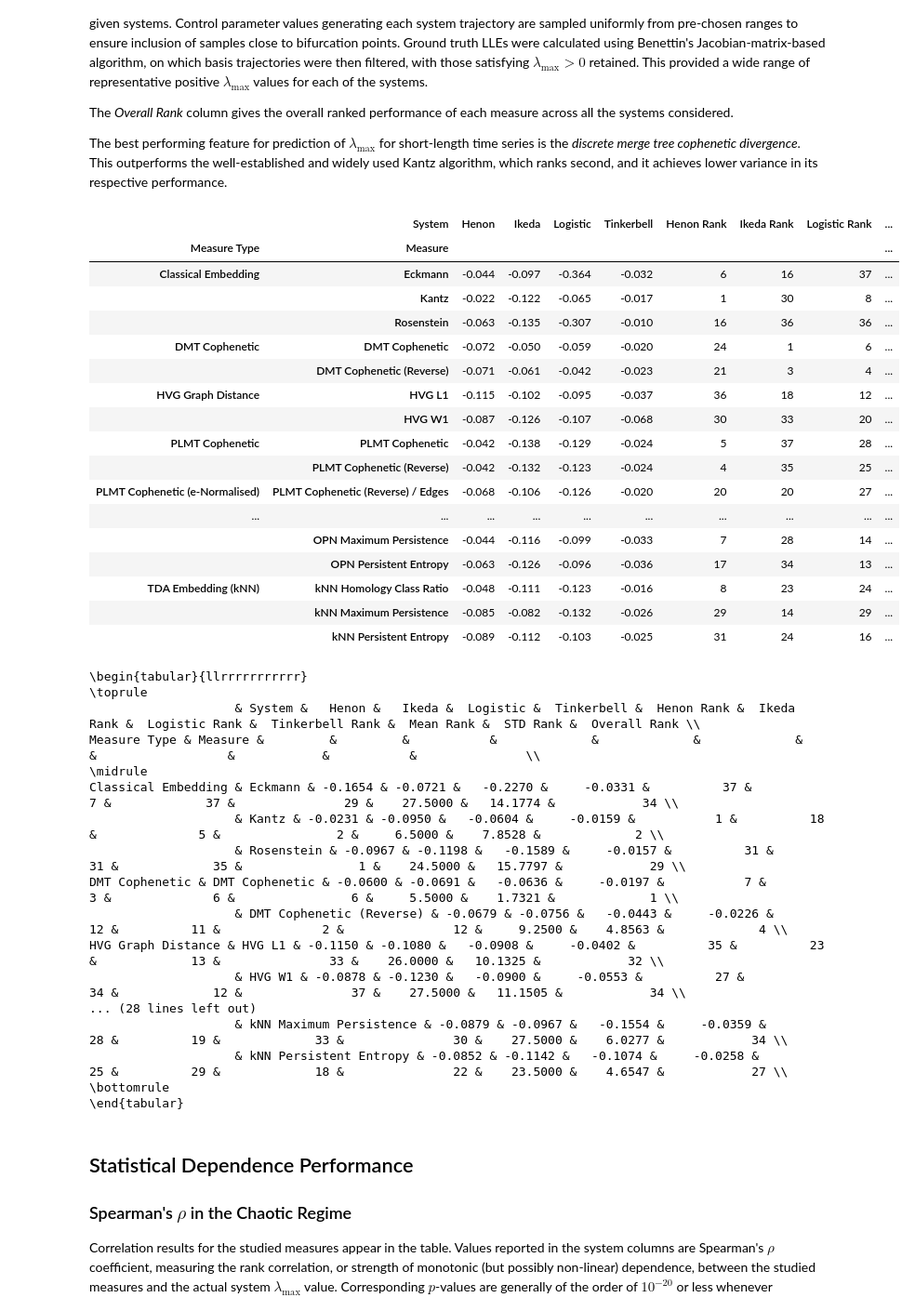
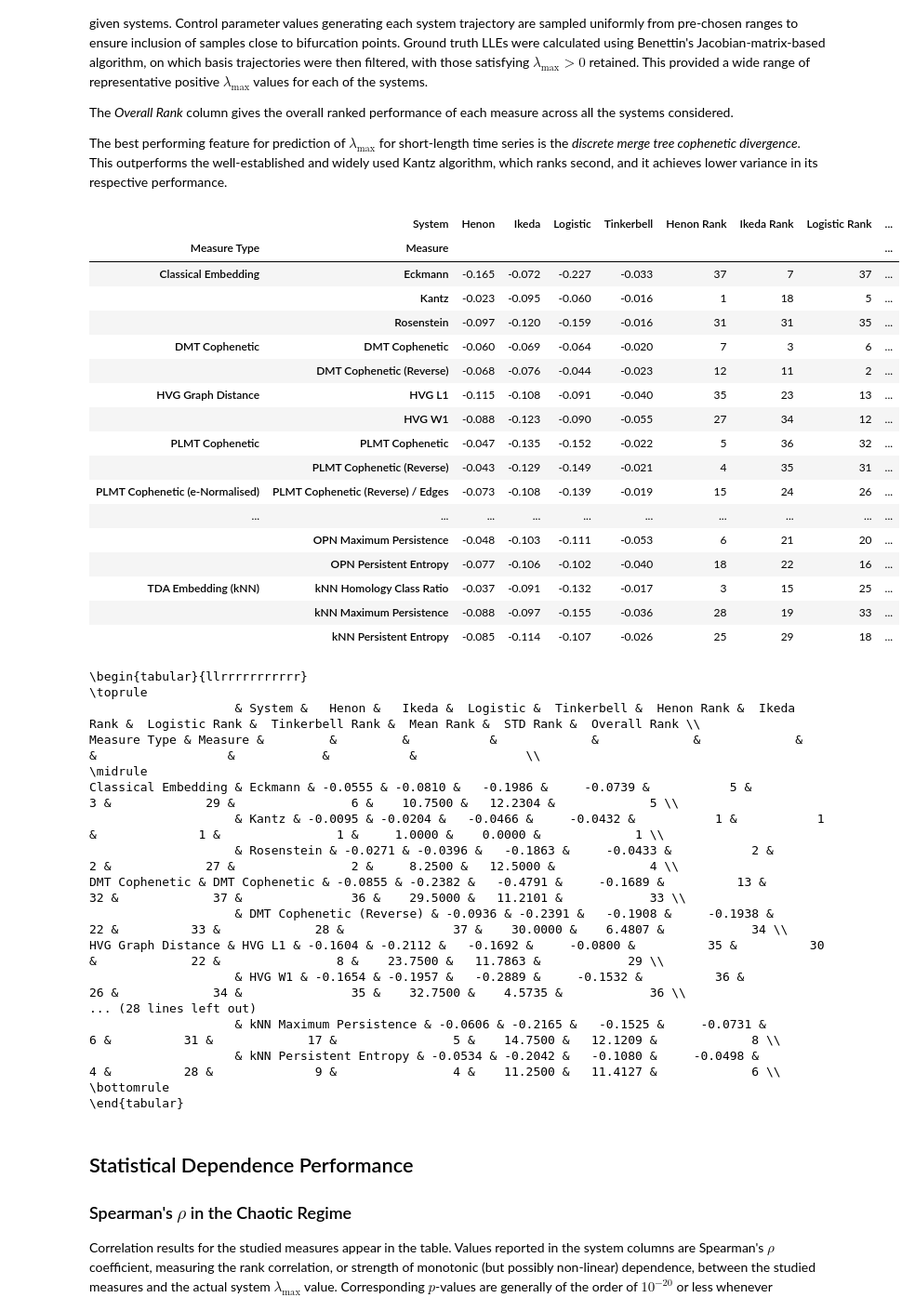
Before and after one commit to colinstephen/topological_divergences, a Jupyter notebook: analyse_results.ipynb, the cells around one changed output. Shown at 93% size. Drawn from its saved outputs; the diff is of its cells as text; code cells hidden in the pictures.

```diff
--- a/analyse_results.ipynb
+++ b/analyse_results.ipynb
@@ -242,37 +242,37 @@ The _Overall Rank_ column gives the overall ranked performance of each measure a
 The best performing feature for prediction of $\lambda_{\max}$ for short-length time series is the _discrete merge tree cophenetic divergence_. This outperforms the well-established and widely used Kantz algorithm, which ranks second, and it achieves lower variance in its respective performance.
 # %%
 df = merged_data
-filtered_df = df[df['Length'] == 1000]
+filtered_df = df[df['Length'] == 500]
 knn_mse_pivot_table = pd.pivot_table(filtered_df, values='kNN MSE (Chaos)', index=['Measure Type', 'Measure'], columns=['System'], aggfunc='mean')
 rank_columns = []
 for col in knn_mse_pivot_table.columns:
     rank_col_name = f"{col} Rank"
     knn_mse_pivot_table[rank_col_name] = knn_mse_pivot_table[col].rank(method='min', ascending=False).astype(int)
     rank_columns.append(rank_col_name)
 knn_mse_pivot_table['Mean Rank'] = knn_mse_pivot_table[rank_columns].mean(axis=1)
 knn_mse_pivot_table['STD Rank'] = knn_mse_pivot_table[rank_columns].std(axis=1)
 knn_mse_pivot_table['Overall Rank'] = knn_mse_pivot_table['Mean Rank'].rank(method='min', ascending=True).astype(int)
 pd.options.display.float_format = '{:,.3f}'.format
 display(knn_mse_pivot_table)
 # %% [output]
 |  | System | Henon | Ikeda | Logistic | Tinkerbell | Henon Rank | Ikeda Rank | Logistic Rank | ... |
 | Measure Type | Measure |  |  |  |  |  |  |  | ... |
-| Classical Embedding | Eckmann | -0.044 | -0.097 | -0.364 | -0.032 | 6 | 16 | 37 | ... |
-|  | Kantz | -0.022 | -0.122 | -0.065 | -0.017 | 1 | 30 | 8 | ... |
-|  | Rosenstein | -0.063 | -0.135 | -0.307 | -0.010 | 16 | 36 | 36 | ... |
-| DMT Cophenetic | DMT Cophenetic | -0.072 | -0.050 | -0.059 | -0.020 | 24 | 1 | 6 | ... |
-|  | DMT Cophenetic (Reverse) | -0.071 | -0.061 | -0.042 | -0.023 | 21 | 3 | 4 | ... |
-| HVG Graph Distance | HVG L1 | -0.115 | -0.102 | -0.095 | -0.037 | 36 | 18 | 12 | ... |
-|  | HVG W1 | -0.087 | -0.126 | -0.107 | -0.068 | 30 | 33 | 20 | ... |
-| PLMT Cophenetic | PLMT Cophenetic | -0.042 | -0.138 | -0.129 | -0.024 | 5 | 37 | 28 | ... |
-|  | PLMT Cophenetic (Reverse) | -0.042 | -0.132 | -0.123 | -0.024 | 4 | 35 | 25 | ... |
-| PLMT Cophenetic (e-Normalised) | PLMT Cophenetic (Reverse) / Edges | -0.068 | -0.106 | -0.126 | -0.020 | 20 | 20 | 27 | ... |
+| Classical Embedding | Eckmann | -0.165 | -0.072 | -0.227 | -0.033 | 37 | 7 | 37 | ... |
+|  | Kantz | -0.023 | -0.095 | -0.060 | -0.016 | 1 | 18 | 5 | ... |
+|  | Rosenstein | -0.097 | -0.120 | -0.159 | -0.016 | 31 | 31 | 35 | ... |
+| DMT Cophenetic | DMT Cophenetic | -0.060 | -0.069 | -0.064 | -0.020 | 7 | 3 | 6 | ... |
+|  | DMT Cophenetic (Reverse) | -0.068 | -0.076 | -0.044 | -0.023 | 12 | 11 | 2 | ... |
+| HVG Graph Distance | HVG L1 | -0.115 | -0.108 | -0.091 | -0.040 | 35 | 23 | 13 | ... |
+|  | HVG W1 | -0.088 | -0.123 | -0.090 | -0.055 | 27 | 34 | 12 | ... |
+| PLMT Cophenetic | PLMT Cophenetic | -0.047 | -0.135 | -0.152 | -0.022 | 5 | 36 | 32 | ... |
+|  | PLMT Cophenetic (Reverse) | -0.043 | -0.129 | -0.149 | -0.021 | 4 | 35 | 31 | ... |
+| PLMT Cophenetic (e-Normalised) | PLMT Cophenetic (Reverse) / Edges | -0.073 | -0.108 | -0.139 | -0.019 | 15 | 24 | 26 | ... |
 | ... | ... | ... | ... | ... | ... | ... | ... | ... | ... |
-|  | OPN Maximum Persistence | -0.044 | -0.116 | -0.099 | -0.033 | 7 | 28 | 14 | ... |
-|  | OPN Persistent Entropy | -0.063 | -0.126 | -0.096 | -0.036 | 17 | 34 | 13 | ... |
-| TDA Embedding (kNN) | kNN Homology Class Ratio | -0.048 | -0.111 | -0.123 | -0.016 | 8 | 23 | 24 | ... |
-|  | kNN Maximum Persistence | -0.085 | -0.082 | -0.132 | -0.026 | 29 | 14 | 29 | ... |
-|  | kNN Persistent Entropy | -0.089 | -0.112 | -0.103 | -0.025 | 31 | 24 | 16 | ... |
+|  | OPN Maximum Persistence | -0.048 | -0.103 | -0.111 | -0.053 | 6 | 21 | 20 | ... |
+|  | OPN Persistent Entropy | -0.077 | -0.106 | -0.102 | -0.040 | 18 | 22 | 16 | ... |
+| TDA Embedding (kNN) | kNN Homology Class Ratio | -0.037 | -0.091 | -0.132 | -0.017 | 3 | 15 | 25 | ... |
+|  | kNN Maximum Persistence | -0.088 | -0.097 | -0.155 | -0.036 | 28 | 19 | 33 | ... |
+|  | kNN Persistent Entropy | -0.085 | -0.114 | -0.107 | -0.026 | 25 | 29 | 18 | ... |
 # %%
 print(knn_mse_pivot_table.to_latex(float_format="%.4f"))
 # %% [output]
@@ -281,16 +281,16 @@ print(knn_mse_pivot_table.to_latex(float_format="%.4f"))
                     & System &   Henon &   Ikeda &  Logistic &  Tinkerbell &  Henon Rank &  Ikeda Rank &  Logistic Rank &  Tinkerbell Rank &  Mean Rank &  STD Rank &  Overall Rank \\
 Measure Type & Measure &         &         &           &             &             &             &                &                  &            &           &               \\
 \midrule
-Classical Embedding & Eckmann & -0.1654 & -0.0721 &   -0.2270 &     -0.0331 &          37 &           7 &             37 &               29 &    27.5000 &   14.1774 &            34 \\
-                    & Kantz & -0.0231 & -0.0950 &   -0.0604 &     -0.0159 &           1 &          18 &              5 &                2 &     6.5000 &    7.8528 &             2 \\
-                    & Rosenstein & -0.0967 & -0.1198 &   -0.1589 &     -0.0157 &          31 &          31 &             35 &                1 &    24.5000 &   15.7797 &            29 \\
-DMT Cophenetic & DMT Cophenetic & -0.0600 & -0.0691 &   -0.0636 &     -0.0197 &           7 &           3 &              6 &                6 &     5.5000 &    1.7321 &             1 \\
-                    & DMT Cophenetic (Reverse) & -0.0679 & -0.0756 &   -0.0443 &     -0.0226 &          12 &          11 &              2 &               12 &     9.2500 &    4.8563 &             4 \\
-HVG Graph Distance & HVG L1 & -0.1150 & -0.1080 &   -0.0908 &     -0.0402 &          35 &          23 &             13 &               33 &    26.0000 &   10.1325 &            32 \\
-                    & HVG W1 & -0.0878 & -0.1230 &   -0.0900 &     -0.0553 &          27 &          34 &             12 &               37 &    27.5000 &   11.1505 &            34 \\
+Classical Embedding & Eckmann & -0.0555 & -0.0810 &   -0.1986 &     -0.0739 &           5 &           3 &             29 &                6 &    10.7500 &   12.2304 &             5 \\
+                    & Kantz & -0.0095 & -0.0204 &   -0.0466 &     -0.0432 &           1 &           1 &              1 &                1 &     1.0000 &    0.0000 &             1 \\
+                    & Rosenstein & -0.0271 & -0.0396 &   -0.1863 &     -0.0433 &           2 &           2 &             27 &                2 &     8.2500 &   12.5000 &             4 \\
+DMT Cophenetic & DMT Cophenetic & -0.0855 & -0.2382 &   -0.4791 &     -0.1689 &          13 &          32 &             37 &               36 &    29.5000 &   11.2101 &            33 \\
+                    & DMT Cophenetic (Reverse) & -0.0936 & -0.2391 &   -0.1908 &     -0.1938 &          22 &          33 &             28 &               37 &    30.0000 &    6.4807 &            34 \\
+HVG Graph Distance & HVG L1 & -0.1604 & -0.2112 &   -0.1692 &     -0.0800 &          35 &          30 &             22 &                8 &    23.7500 &   11.7863 &            29 \\
+                    & HVG W1 & -0.1654 & -0.1957 &   -0.2889 &     -0.1532 &          36 &          26 &             34 &               35 &    32.7500 &    4.5735 &            36 \\
 ... (28 lines left out)
-                    & kNN Maximum Persistence & -0.0879 & -0.0967 &   -0.1554 &     -0.0359 &          28 &          19 &             33 &               30 &    27.5000 &    6.0277 &            34 \\
-                    & kNN Persistent Entropy & -0.0852 & -0.1142 &   -0.1074 &     -0.0258 &          25 &          29 &             18 &               22 &    23.5000 &    4.6547 &            27 \\
+                    & kNN Maximum Persistence & -0.0606 & -0.2165 &   -0.1525 &     -0.0731 &           6 &          31 &             17 &                5 &    14.7500 &   12.1209 &             8 \\
+                    & kNN Persistent Entropy & -0.0534 & -0.2042 &   -0.1080 &     -0.0498 &           4 &          28 &              9 &                4 &    11.2500 &   11.4127 &             6 \\
 \bottomrule
 \end{tabular}
 # %% [markdown]
```
Also changed, not shown: parts of 2 cells of this notebook, 2 other files.
